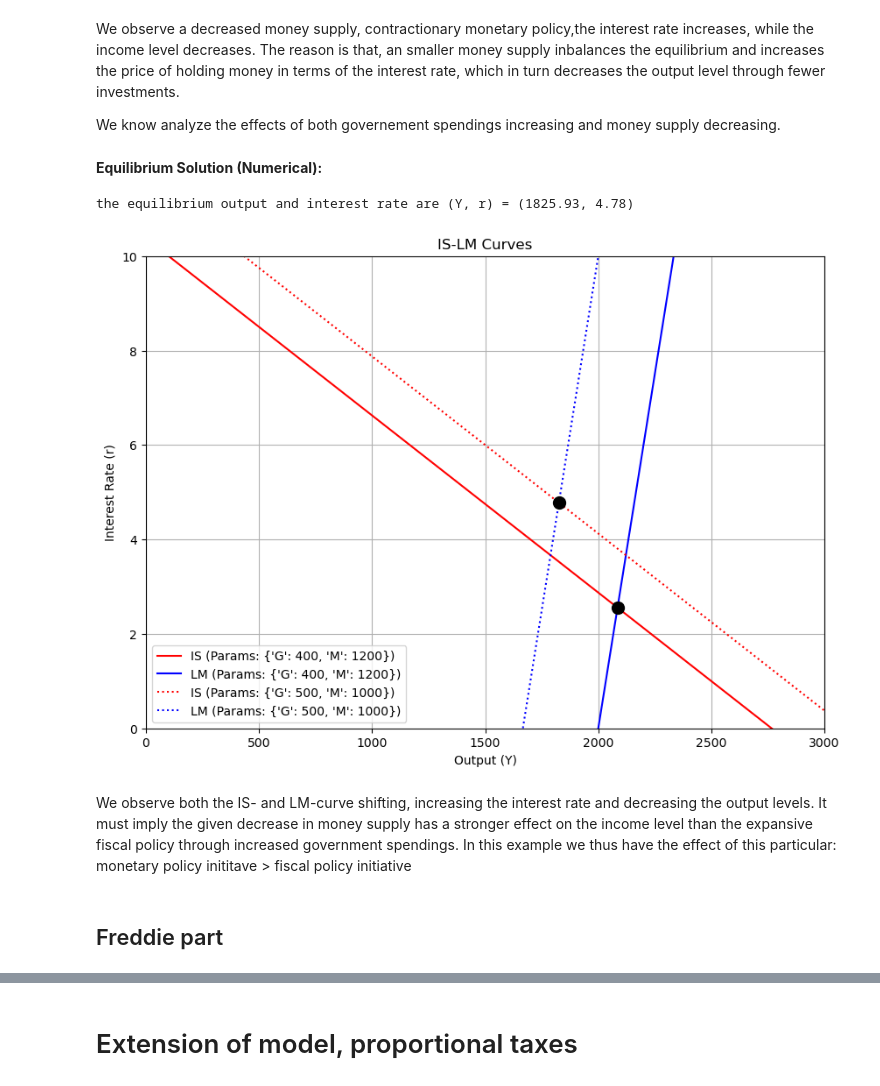
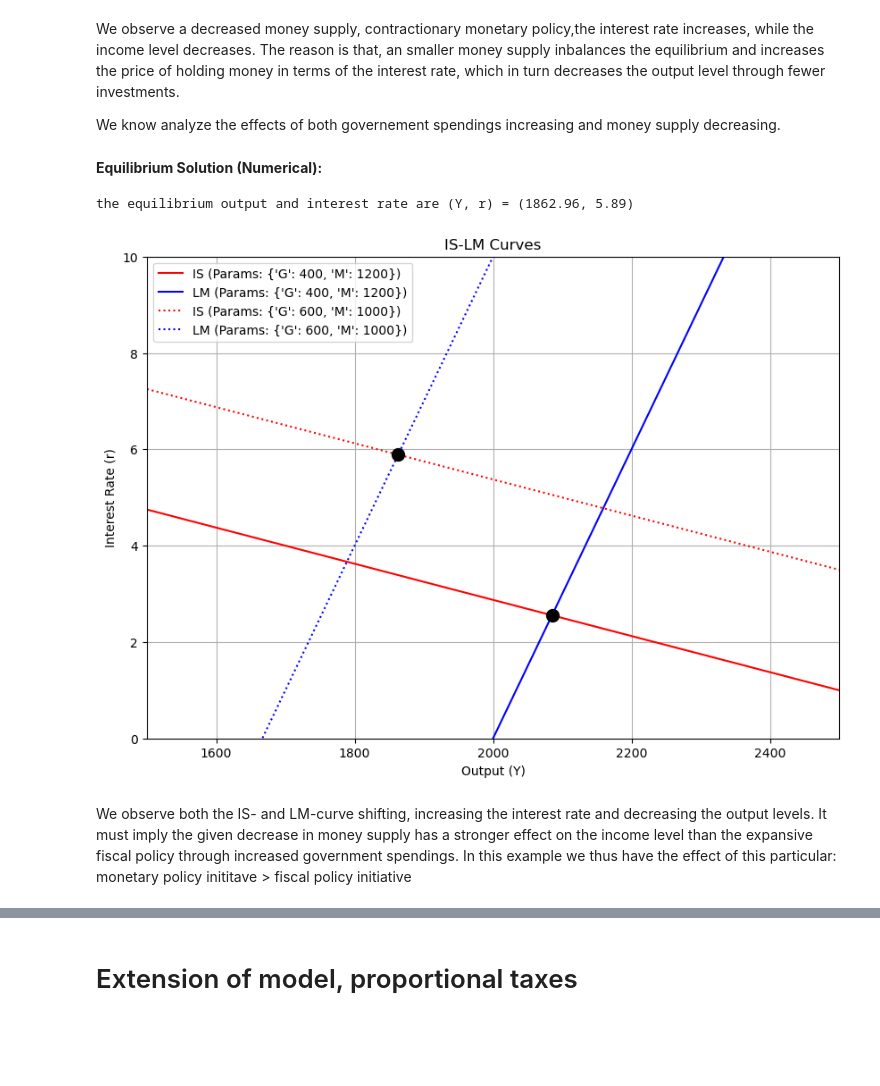
Before and after one commit to NumEconCopenhagen/projects-2024-econtechvets, a Jupyter notebook: modelproject/modelproject.ipynb, the cells around one changed output, grey strips where cells are left out. Saved outputs shown, nothing was run; the diff lists cells and outputs as text; code cells hidden in the pictures; blank space fills up the shorter version.

Commit message:
Model Project final

```diff
--- a/modelproject/modelproject.ipynb
+++ b/modelproject/modelproject.ipynb
@@ -128,13 +131,14 @@ First, we increase the government spendings to *500*.
 # %%
 #Calculate the equilibrium for a different set of parameters
-numerical_model.par.G = 500  # Set new value for Government spending
-numerical_model.solve_IS_LM_numerically(initial_guess=[2000, 0.01])
-numerical_model.print_solution_2()
+model_lump_sum.par.G = 600  # Set value for Government spending
+model_lump_sum.par.M = 1200  # Set value for money supply
+model_lump_sum.solve_IS_LM_numerically(initial_guess=[2000, 0.01])
+model_lump_sum.print_solution_2()
 
 #Plot the IS and LM curves for the new set of parameters
 params1 = {'G': 400, 'M': 1200}
-params2 = {'G': 500, 'M': 1200}  # Corrected to have unique G and M values
+params2 = {'G': 600, 'M': 1200}  # Corrected to have unique G and M values
 
-numerical_model.plot_curves((0, 3000), (0, 10), params1, params2)
+model_lump_sum.plot_curves((1500, 2500), (0, 10), params1, params2)
 # %% [output]
 Equilibrium Solution (Numerical):
@@ -145,14 +149,15 @@ We note that an increase in government spendings, expansive fiscal policy, incre
 We now analyze a decrease in the money supply from *1200 to 1000*:
 # %%
 #Calculate the equilibrium for a different set of parameters
-numerical_model.par.M = 1000  # Set new value for Government spending
-numerical_model.solve_IS_LM_numerically(initial_guess=[2000, 0.01])
-numerical_model.print_solution_2()
+model_lump_sum.par.M = 1000     # Set value for Government spending
+model_lump_sum.par.G = 400      # Set value for money supply
+model_lump_sum.solve_IS_LM_numerically(initial_guess=[2000, 0.01])
+model_lump_sum.print_solution_2()
 
 #Plot the IS and LM curves for the new set of parameters
 params1 = {'G': 400, 'M': 1200}
 params2 = {'G': 400, 'M': 1000}  # Corrected to have unique G and M values
 
-numerical_model.plot_curves((0, 3000), (0, 10), params1, params2)
+model_lump_sum.plot_curves((1500, 2500), (0, 10), params1, params2)
 # %% [output]
 Equilibrium Solution (Numerical):
@@ -164,22 +169,20 @@ We observe a decreased money supply, contractionary monetary policy,the interest
 We know analyze the effects of both governement spendings increasing and money supply decreasing.
 # %%
 #Calculate the equilibrium for a different set of parameters
-numerical_model.par.M = 1000  # Set new value for Government spending
-numerical_model.par.G = 500  # Set new value for Government spending
-numerical_model.solve_IS_LM_numerically(initial_guess=[2000, 0.01])
-numerical_model.print_solution_2()
+model_lump_sum.par.M = 1000  # Set new value for Government spending
+model_lump_sum.par.G = 600  # Set new value for Government spending
+model_lump_sum.solve_IS_LM_numerically(initial_guess=[2000, 0.01])
+model_lump_sum.print_solution_2()
 
 #Plot the IS and LM curves for the new set of parameters
 params1 = {'G': 400, 'M': 1200}
-params2 = {'G': 500, 'M': 1000}  # Corrected to have unique G and M values
+params2 = {'G': 600, 'M': 1000}  # Corrected to have unique G and M values
 
-numerical_model.plot_curves((0, 3000), (0, 10), params1, params2)
+model_lump_sum.plot_curves((1500, 2500), (0, 10), params1, params2)
 # %% [output]
 Equilibrium Solution (Numerical):
-the equilibrium output and interest rate are (Y, r) = (1825.93, 4.78)
+the equilibrium output and interest rate are (Y, r) = (1862.96, 5.89)
-[figure, old version]
+[figure, new version]
 # %% [markdown]
 We observe both the IS- and LM-curve shifting, increasing the interest rate and decreasing the output levels. It must imply the given decrease in money supply has a stronger effect on the income level than the expansive fiscal policy through increased government spendings.
 In this example we thus have the effect of this particular: monetary policy inititave > fiscal policy initiative
-# %% [markdown]
-## Freddie part
```
Also changed, not shown: parts of 24 cells of this notebook, 2 other files.
